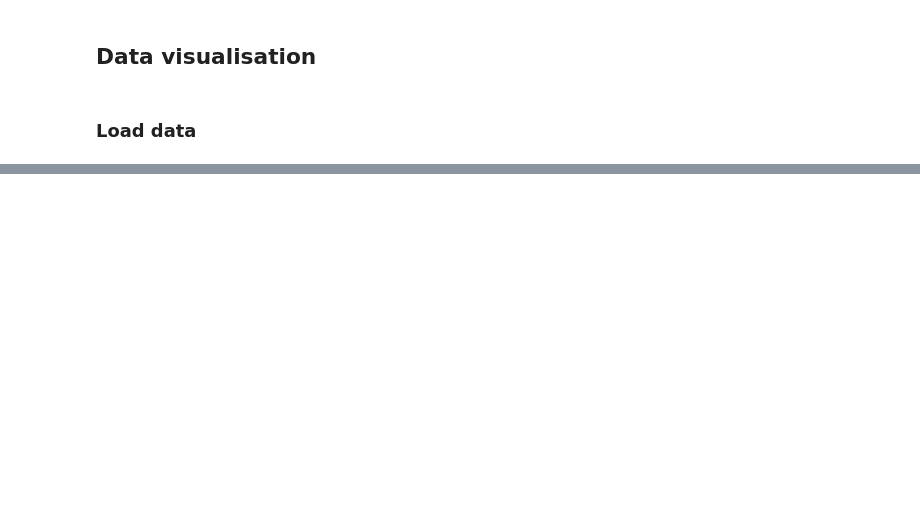
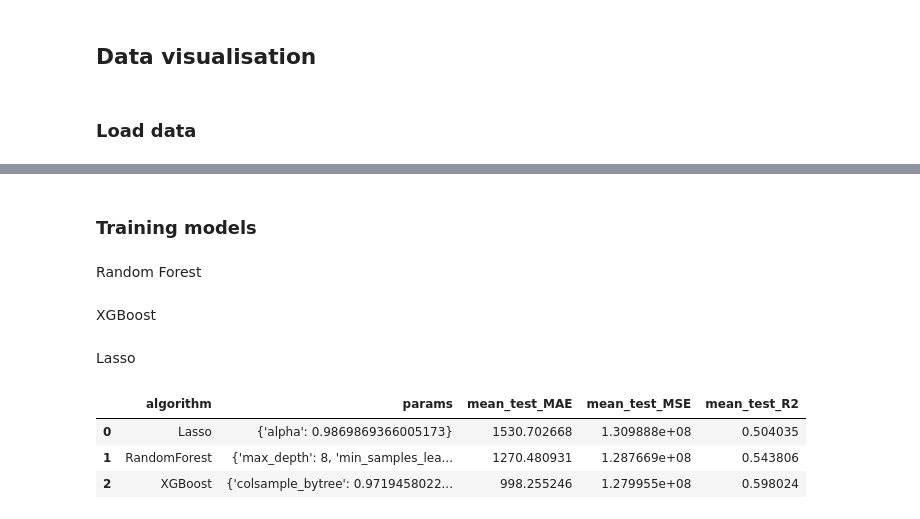
Before and after one commit to KacperSokolowski/MA, a Jupyter notebook: modeling_notebook.ipynb, the cells around one changed output, grey strips where cells are left out. Drawn from its saved outputs; the diff is of its cells as text; code cells hidden in the pictures; blank space fills up the shorter version.

```diff
--- a/modeling_notebook.ipynb
+++ b/modeling_notebook.ipynb
@@ -68,0 +138,16 @@ df1
+# %%
+x_to_drop = ['for_renovation', 'garden']
+x_train.drop(x_to_drop, axis=1, inplace=True)
+x_test.drop(x_to_drop, axis=1, inplace=True)
+# %% [markdown]
+### Training models
+# %%
+hyper_store = ['params', 'mean_test_MAE', 'mean_test_MSE', 'mean_test_R2']
+
+scoring = {
+        'MAE': make_scorer(mean_absolute_error, greater_is_better=False),
+        'MSE': make_scorer(mean_squared_error, greater_is_better=False),
+        'R2': make_scorer(r2_score)
+    }
+# %% [markdown]
+Random Forest
@@ -68,0 +181,4 @@ df1
+# %%
+hyperparameter_results.insert(0,'algorithm', 'RandomForest')
+# %% [markdown]
+XGBoost
@@ -68,0 +216,38 @@ df1
+# %% [markdown]
+Lasso
+# %%
+param_distributions_lasso = {
+    "alpha": uniform(0.0001, 1.0)
+}
+
+lasso = Lasso()
+
+random_search_lasso = RandomizedSearchCV(
+    estimator=lasso,
+    param_distributions=param_distributions_lasso,
+    n_iter=100,
+    cv=6,
+    scoring=scoring,
+    refit='MSE',
+    return_train_score=False,
+    random_state=42
+)
+
+random_search_lasso.fit(x_train, y)
+
+results_lasso = random_search_lasso.cv_results_
+results_df_lasso = pd.DataFrame(results_lasso)[hyper_store]
+results_df_lasso.insert(0,'algorithm', 'Lasso')
+
+hyperparameter_results = pd.concat([hyperparameter_results, results_df_lasso], ignore_index=True)
+# %%
+sorted_df = hyperparameter_results.sort_values(by=['algorithm', 'mean_test_MSE'], ascending=[True, False])
+sorted_df = sorted_df.groupby('algorithm').head(1).reset_index(drop=True)
+numeric_cols = sorted_df.select_dtypes(include=[np.number]).columns
+sorted_df[numeric_cols] = sorted_df[numeric_cols].abs()
+sorted_df
+# %% [output]
+|  | algorithm | params | mean_test_MAE | mean_test_MSE | mean_test_R2 |
+| 0 | Lasso | {'alpha': 0.9869869366005173} | 1530.702668 | 1.309888e+08 | 0.504035 |
+| 1 | RandomForest | {'max_depth': 8, 'min_samples_lea... | 1270.480931 | 1.287669e+08 | 0.543806 |
+| 2 | XGBoost | {'colsample_bytree': 0.9719458022... | 998.255246 | 1.279955e+08 | 0.598024 |
```
Also changed, not shown: parts of 19 cells of this notebook, 1 other file.
